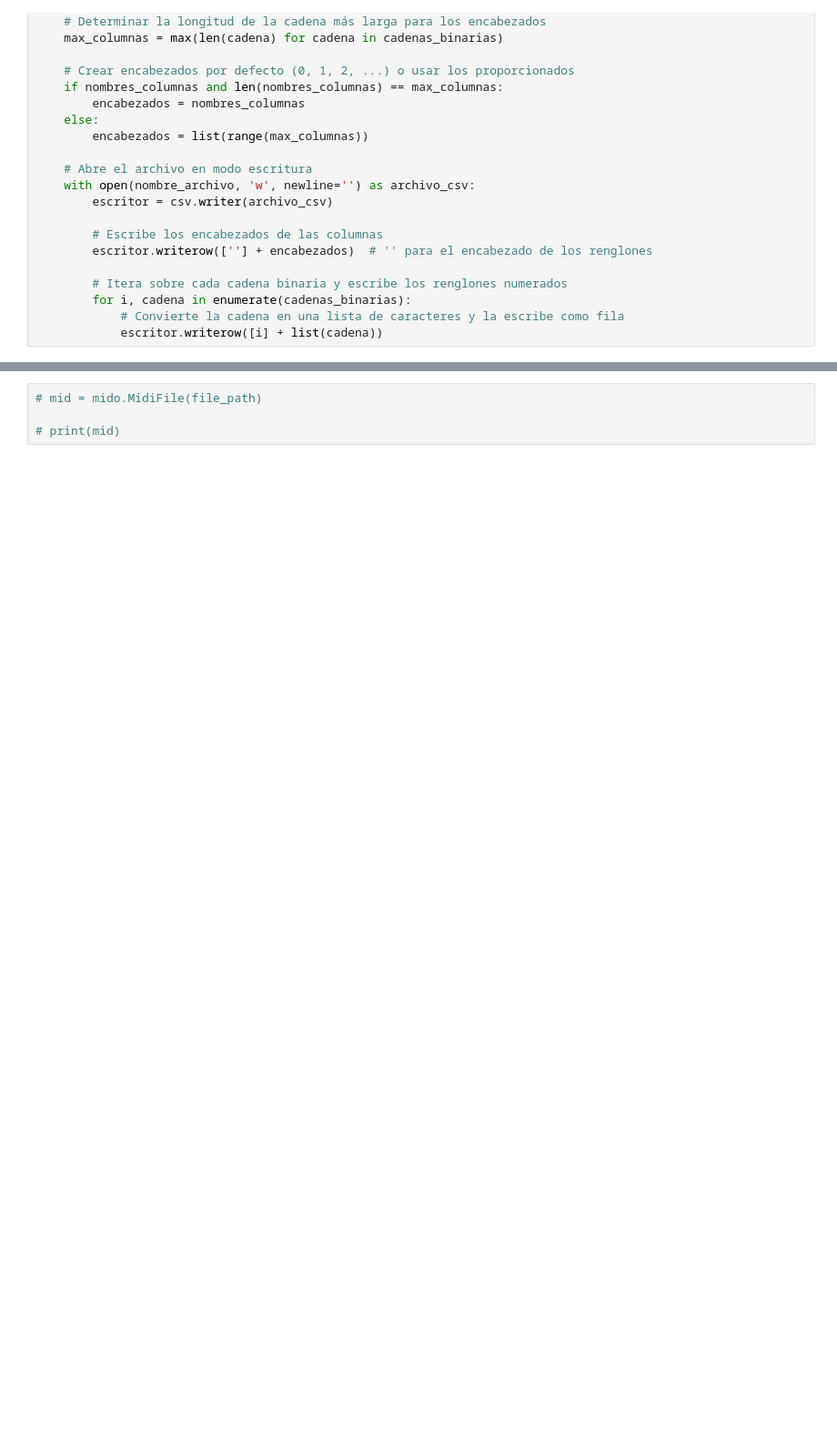
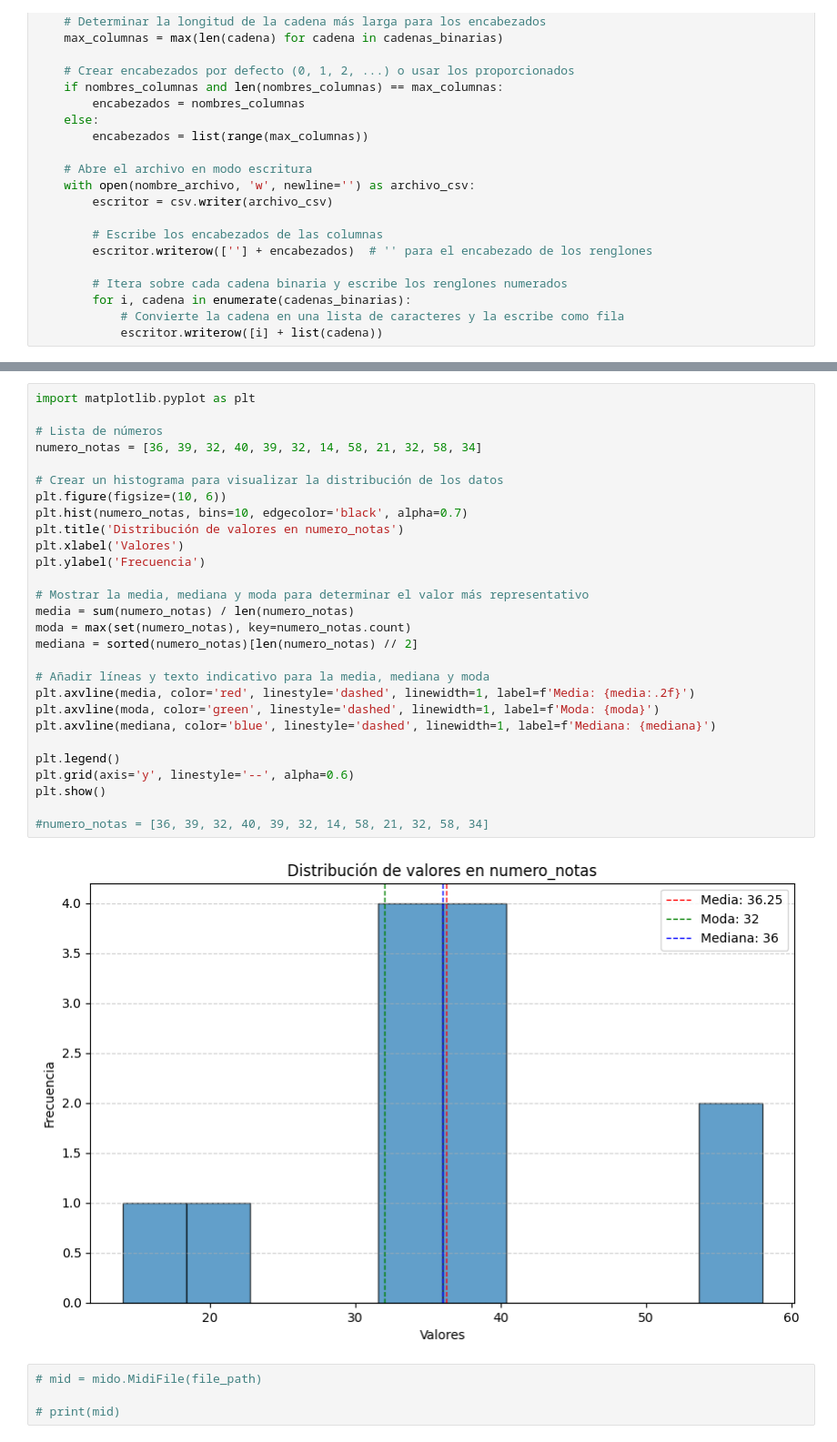
Before and after one commit to SaulHuitzil/Analysis-of-midi-files, a Jupyter notebook: Binarizar_Midi.ipynb, the cells around one changed output, grey strips where cells are left out. Shown at 91% size. Saved outputs shown, nothing was run; the diff lists cells and outputs as text; blank space fills up the shorter version.

```diff
--- a/Binarizar_Midi.ipynb
+++ b/Binarizar_Midi.ipynb
@@ -318,3 +325,33 @@ Sound[{Table[SoundNote[x01- 60, 0.2, "Guitar"], {x01,  midix01}]}]
+# %%
+import matplotlib.pyplot as plt
+
+# Lista de números
+numero_notas = [36, 39, 32, 40, 39, 32, 14, 58, 21, 32, 58, 34]
+
+# Crear un histograma para visualizar la distribución de los datos
+plt.figure(figsize=(10, 6))
+plt.hist(numero_notas, bins=10, edgecolor='black', alpha=0.7)
+plt.title('Distribución de valores en numero_notas')
+plt.xlabel('Valores')
+plt.ylabel('Frecuencia')
+
+# Mostrar la media, mediana y moda para determinar el valor más representativo
+media = sum(numero_notas) / len(numero_notas)
+moda = max(set(numero_notas), key=numero_notas.count)
+mediana = sorted(numero_notas)[len(numero_notas) // 2]
+
+# Añadir líneas y texto indicativo para la media, mediana y moda
+plt.axvline(media, color='red', linestyle='dashed', linewidth=1, label=f'Media: {media:.2f}')
+plt.axvline(moda, color='green', linestyle='dashed', linewidth=1, label=f'Moda: {moda}')
+plt.axvline(mediana, color='blue', linestyle='dashed', linewidth=1, label=f'Mediana: {mediana}')
+
+plt.legend()
+plt.grid(axis='y', linestyle='--', alpha=0.6)
+plt.show()
+
+#numero_notas = [36, 39, 32, 40, 39, 32, 14, 58, 21, 32, 58, 34]
+# %% [output]
+[figure, added]
 # %%
 # mid = mido.MidiFile(file_path)
 
```
Also changed, not shown: parts of 3 cells of this notebook.
